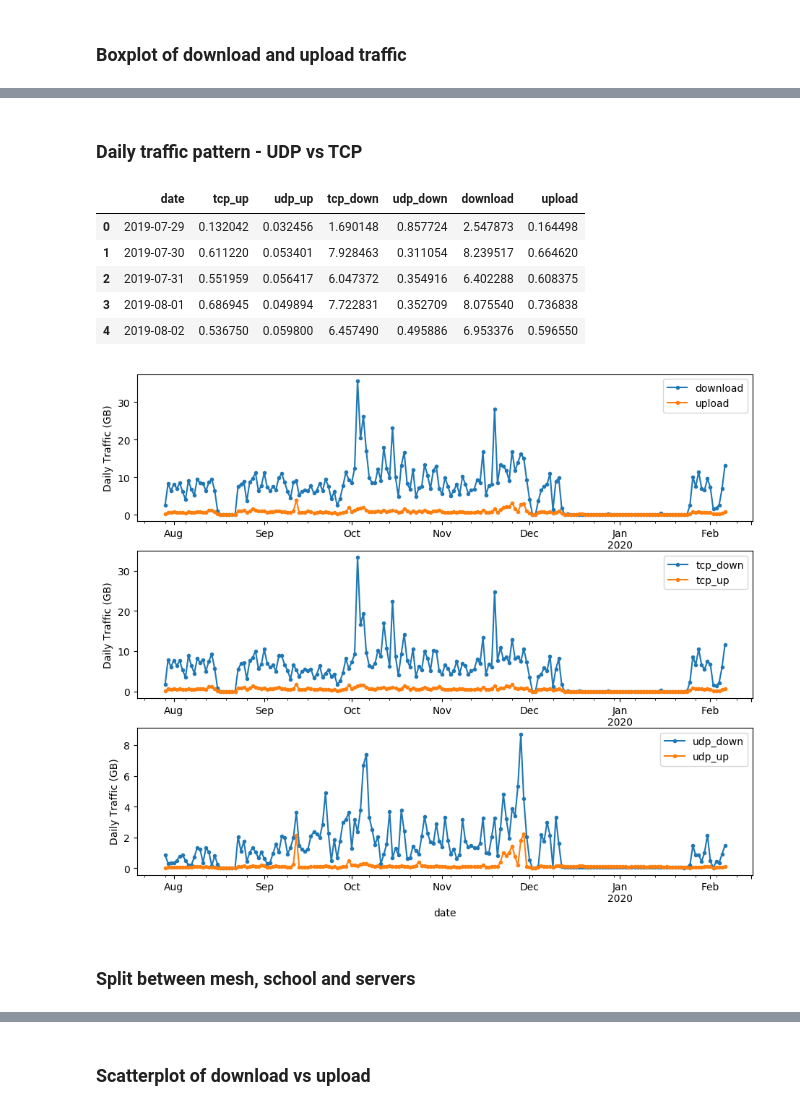
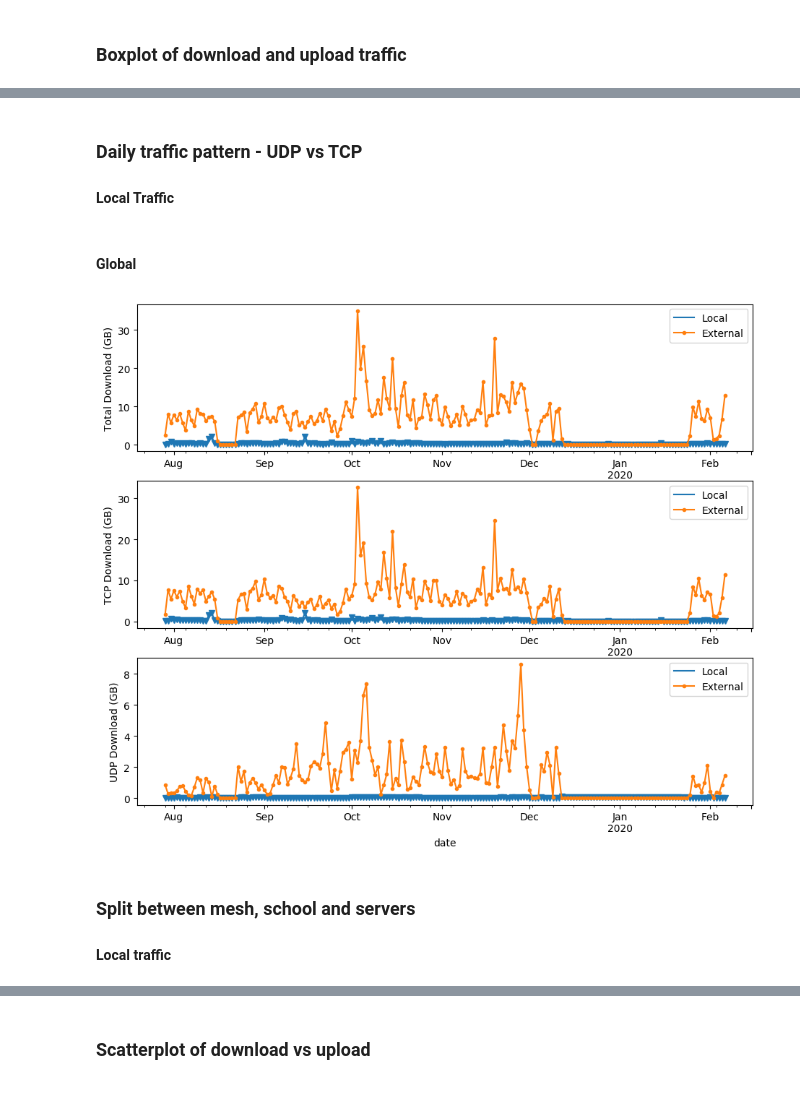
Before and after one commit to amreesh/inethi-traffic-analysis, a Jupyter notebook: iNethi-Analytics.ipynb, the cells around one changed output, grey strips where cells are left out. Saved outputs shown, nothing was run; the diff lists cells and outputs as text; code cells hidden in the pictures.

```diff
--- a/iNethi-Analytics.ipynb
+++ b/iNethi-Analytics.ipynb
@@ -152,7 +152,8 @@ plt.show()
 # %% [markdown]
 ### Daily traffic pattern - UDP vs TCP
+#### Local Traffic
 # %%
-df_download = df_stats.iloc[:,[0,2,6]]
+df_download = df_stats_local.iloc[:,[0,2,6]]
 df_download = df_download.groupby(['date','protocol'])['download_bytes'].sum().reset_index()
 df_download = df_download.pivot(index='date', columns='protocol', values='download_bytes').reset_index()
 df_download.columns = ['date', 'tcp_down','udp_down']
@@ -169,30 +170,50 @@ df_downup['upload'] = df_downup.tcp_up + df_downup.udp_up
 df_downup.index = pd.to_datetime(df_downup.date, dayfirst=False)
 df_downup = df_downup.resample('D').sum()
 df_downup = df_downup[['tcp_up', 'udp_up', 'tcp_down', 'udp_down', 'download', 'upload']].div(1e+9, axis=0)
-df_downup = df_downup.reset_index()
+df_downup_local = df_downup.reset_index()
-# %%
-df_downup.head()
-# %% [output]
-|  | date | tcp_up | udp_up | tcp_down | udp_down | download | upload |
-| 0 | 2019-07-29 | 0.132042 | 0.032456 | 1.690148 | 0.857724 | 2.547873 | 0.164498 |
-| 1 | 2019-07-30 | 0.611220 | 0.053401 | 7.928463 | 0.311054 | 8.239517 | 0.664620 |
-| 2 | 2019-07-31 | 0.551959 | 0.056417 | 6.047372 | 0.354916 | 6.402288 | 0.608375 |
-| 3 | 2019-08-01 | 0.686945 | 0.049894 | 7.722831 | 0.352709 | 8.075540 | 0.736838 |
-| 4 | 2019-08-02 | 0.536750 | 0.059800 | 6.457490 | 0.495886 | 6.953376 | 0.596550 |
+# %% [markdown]
+#### Global
+# %%
+df_download = df_stats_global.iloc[:,[0,2,6]]
+df_download = df_download.groupby(['date','protocol'])['download_bytes'].sum().reset_index()
+df_download = df_download.pivot(index='date', columns='protocol', values='download_bytes').reset_index()
+df_download.columns = ['date', 'tcp_down','udp_down']
+
+df_upload = df_stats.iloc[:,[0,2,8]]
+df_upload = df_upload.groupby(['date','protocol'])['upload_bytes'].sum().reset_index()
+df_upload = df_upload.pivot(index='date', columns='protocol', values='upload_bytes').reset_index()
+df_upload.columns = ['date', 'tcp_up','udp_up']
+
+df_downup = df_upload.merge(df_download, left_on='date', right_on='date', suffixes=(False, False))
+df_downup['download'] = df_downup.tcp_down + df_downup.udp_down
+df_downup['upload'] = df_downup.tcp_up + df_downup.udp_up
+
+df_downup.index = pd.to_datetime(df_downup.date, dayfirst=False)
+df_downup = df_downup.resample('D').sum()
+df_downup = df_downup[['tcp_up', 'udp_up', 'tcp_down', 'udp_down', 'download', 'upload']].div(1e+9, axis=0)
+df_downup_global = df_downup.reset_index()
 # %%
 fig, axes = plt.subplots(nrows=3, ncols=1)
 
-df_downup.plot(ax=axes[0], x="date", y=["download", "upload"], kind="line", marker='.', linestyle='-', figsize=(11, 9))
-df_downup.plot(ax=axes[1], x="date", y=["tcp_down", "tcp_up"], kind="line", marker='.', linestyle='-', figsize=(11, 9))
-df_downup.plot(ax=axes[2], x="date", y=["udp_down", "udp_up"], kind="line", marker='.', linestyle='-', figsize=(11, 9))
+df_downup_local.plot(ax=axes[0], x="date", y=["download"], kind="line", marker='v', linestyle='-', figsize=(11, 9), label=['Local'])
+df_downup_global.plot(ax=axes[0], x="date", y=["download"], kind="line", marker='.', linestyle='-', figsize=(11, 9), label=['External'])
 
-for ax in axes:
-    ax.set_ylabel('Daily Traffic (GB)')
+df_downup_local.plot(ax=axes[1], x="date", y=["tcp_down"], kind="line", marker='v', linestyle='-', figsize=(11, 9), label=['Local'])
+df_downup_global.plot(ax=axes[1], x="date", y=["tcp_down"], kind="line", marker='.', linestyle='-', figsize=(11, 9), label=['External'])
+
+df_downup_local.plot(ax=axes[2], x="date", y=["udp_down"], kind="line", marker='v', linestyle='-', figsize=(11, 9), label=['Local'])
+df_downup_global.plot(ax=axes[2], x="date", y=["udp_down"], kind="line", marker='.', linestyle='-', figsize=(11, 9), label=['External'])
+
+axes[0].set_ylabel('Total Download (GB)')
+axes[1].set_ylabel('TCP Download (GB)')
+axes[2].set_ylabel('UDP Download (GB)')
+
 
 plt.savefig('plots/daily_traffic_tcp_ucp.pdf')
 plt.show()
 # %% [output]
-[figure, old version]
+[figure, new version]
 # %% [markdown]
 ### Split between mesh, school and servers
+#### Local traffic
 # %%
```
Also changed, not shown: parts of 35 cells of this notebook, 11 other files.
